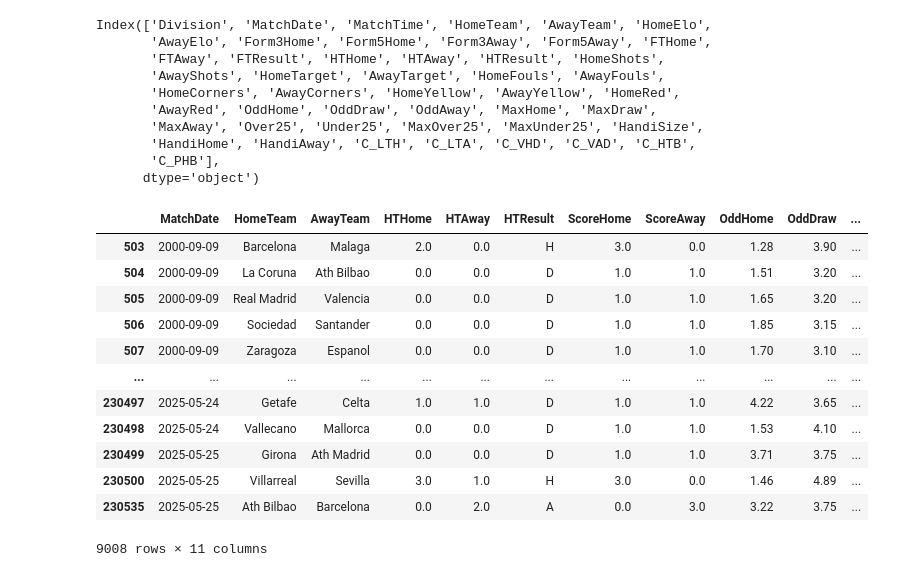
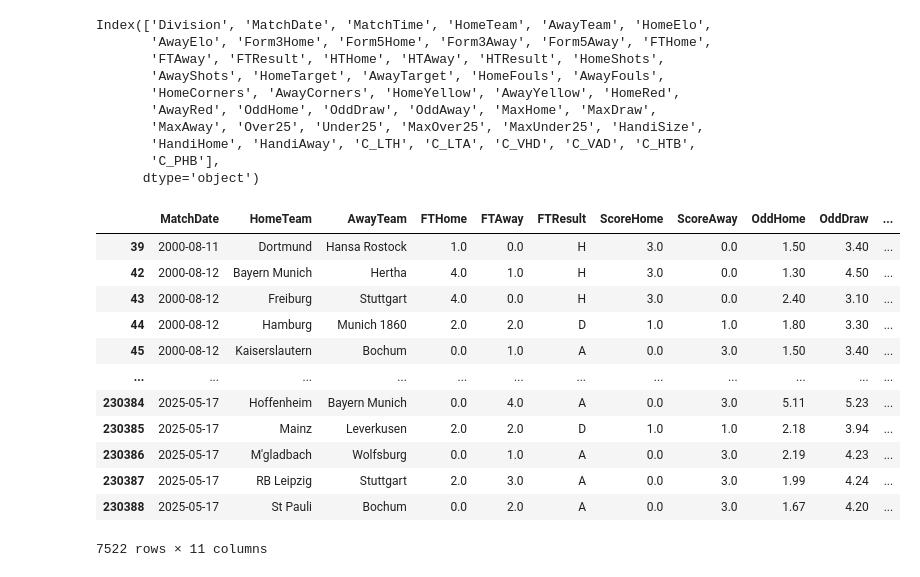
Before and after one commit to mikeyautorino2/skillvsluck, a Jupyter notebook: data/european_soccer/code/bundesliga_la_liga_cleaning.ipynb, the cells around one changed output. Saved outputs shown, nothing was run; the diff lists cells and outputs as text; code cells hidden in the pictures.

```diff
--- a/data/european_soccer/code/bundesliga_la_liga_cleaning.ipynb
+++ b/data/european_soccer/code/bundesliga_la_liga_cleaning.ipynb
@@ -53,7 +53,7 @@ Index(['Division', 'MatchDate', 'MatchTime', 'HomeTeam', 'AwayTeam', 'HomeElo',
        'C_PHB'],
       dtype='object')
 # %%
-need = ["Division","MatchDate", "HomeTeam", "AwayTeam", "HTHome", "HTAway", "HTResult", "OddHome","OddDraw","OddAway"]
+need = ["Division","MatchDate", "HomeTeam", "AwayTeam", "FTHome", "FTAway", "FTResult", "OddHome","OddDraw","OddAway"]
 have = [c for c in need if c in df_raw.columns]
 df = df_raw[have].copy()
 
@@ -61,8 +61,8 @@ df = df_raw[have].copy()
 score_map_home = {"H": 3, "D": 1, "A": 0}
 score_map_away = {"H": 0, "D": 1, "A": 3}
 
-df.insert(loc=need.index("HTResult")+1, column="ScoreHome", value=df["HTResult"].map(score_map_home))
-df.insert(loc=need.index("HTResult")+2, column="ScoreAway", value=df["HTResult"].map(score_map_away))
+df.insert(loc=need.index("FTResult")+1, column="ScoreHome", value=df["FTResult"].map(score_map_home))
+df.insert(loc=need.index("FTResult")+2, column="ScoreAway", value=df["FTResult"].map(score_map_away))
 
 
 df.sample(n=10)
@@ -70,6 +70,8 @@ df.sample(n=10)
 
 df_Bundesliga = df[df["Division"] == "D1"].copy()
 df_La_Liga = df[df["Division"] == "SP1"].copy()
+df_premier_league = df[df["Division"] == "E0"].copy()
+df_serie_a = df[df["Division"] == "I1"].copy()
 # %%
 df_Bundesliga=df_Bundesliga.drop(columns = "Division")
 df_La_Liga=df_La_Liga.drop(columns = "Division")
@@ -76,19 +80,19 @@ df_La_Liga=df_La_Liga.drop(columns = "Division")
 # %%
-df_La_Liga
+df_Bundesliga
 # %% [output]
-|  | MatchDate | HomeTeam | AwayTeam | HTHome | HTAway | HTResult | ScoreHome | ScoreAway | OddHome | OddDraw | ... |
-| 503 | 2000-09-09 | Barcelona | Malaga | 2.0 | 0.0 | H | 3.0 | 0.0 | 1.28 | 3.90 | ... |
-| 504 | 2000-09-09 | La Coruna | Ath Bilbao | 0.0 | 0.0 | D | 1.0 | 1.0 | 1.51 | 3.20 | ... |
-| 505 | 2000-09-09 | Real Madrid | Valencia | 0.0 | 0.0 | D | 1.0 | 1.0 | 1.65 | 3.20 | ... |
-| 506 | 2000-09-09 | Sociedad | Santander | 0.0 | 0.0 | D | 1.0 | 1.0 | 1.85 | 3.15 | ... |
-| 507 | 2000-09-09 | Zaragoza | Espanol | 0.0 | 0.0 | D | 1.0 | 1.0 | 1.70 | 3.10 | ... |
+|  | MatchDate | HomeTeam | AwayTeam | FTHome | FTAway | FTResult | ScoreHome | ScoreAway | OddHome | OddDraw | ... |
+| 39 | 2000-08-11 | Dortmund | Hansa Rostock | 1.0 | 0.0 | H | 3.0 | 0.0 | 1.50 | 3.40 | ... |
+| 42 | 2000-08-12 | Bayern Munich | Hertha | 4.0 | 1.0 | H | 3.0 | 0.0 | 1.30 | 4.50 | ... |
+| 43 | 2000-08-12 | Freiburg | Stuttgart | 4.0 | 0.0 | H | 3.0 | 0.0 | 2.40 | 3.10 | ... |
+| 44 | 2000-08-12 | Hamburg | Munich 1860 | 2.0 | 2.0 | D | 1.0 | 1.0 | 1.80 | 3.30 | ... |
+| 45 | 2000-08-12 | Kaiserslautern | Bochum | 0.0 | 1.0 | A | 0.0 | 3.0 | 1.50 | 3.40 | ... |
 | ... | ... | ... | ... | ... | ... | ... | ... | ... | ... | ... | ... |
-| 230497 | 2025-05-24 | Getafe | Celta | 1.0 | 1.0 | D | 1.0 | 1.0 | 4.22 | 3.65 | ... |
-| 230498 | 2025-05-24 | Vallecano | Mallorca | 0.0 | 0.0 | D | 1.0 | 1.0 | 1.53 | 4.10 | ... |
-| 230499 | 2025-05-25 | Girona | Ath Madrid | 0.0 | 0.0 | D | 1.0 | 1.0 | 3.71 | 3.75 | ... |
-| 230500 | 2025-05-25 | Villarreal | Sevilla | 3.0 | 1.0 | H | 3.0 | 0.0 | 1.46 | 4.89 | ... |
-| 230535 | 2025-05-25 | Ath Bilbao | Barcelona | 0.0 | 2.0 | A | 0.0 | 3.0 | 3.22 | 3.75 | ... |
+| 230384 | 2025-05-17 | Hoffenheim | Bayern Munich | 0.0 | 4.0 | A | 0.0 | 3.0 | 5.11 | 5.23 | ... |
+| 230385 | 2025-05-17 | Mainz | Leverkusen | 2.0 | 2.0 | D | 1.0 | 1.0 | 2.18 | 3.94 | ... |
+| 230386 | 2025-05-17 | M'gladbach | Wolfsburg | 0.0 | 1.0 | A | 0.0 | 3.0 | 2.19 | 4.23 | ... |
+| 230387 | 2025-05-17 | RB Leipzig | Stuttgart | 2.0 | 3.0 | A | 0.0 | 3.0 | 1.99 | 4.24 | ... |
+| 230388 | 2025-05-17 | St Pauli | Bochum | 0.0 | 2.0 | A | 0.0 | 3.0 | 1.67 | 4.20 | ... |
-9008 rows × 11 columns
+7522 rows × 11 columns
 # %%
 df_Bundesliga["MatchDate"] = pd.to_datetime(df_Bundesliga["MatchDate"], errors="coerce", dayfirst=False)
 df_La_Liga["MatchDate"] = pd.to_datetime(df_La_Liga["MatchDate"], errors="coerce", dayfirst=False)
```
Also changed, not shown: parts of 15 cells of this notebook, 5 other files.
